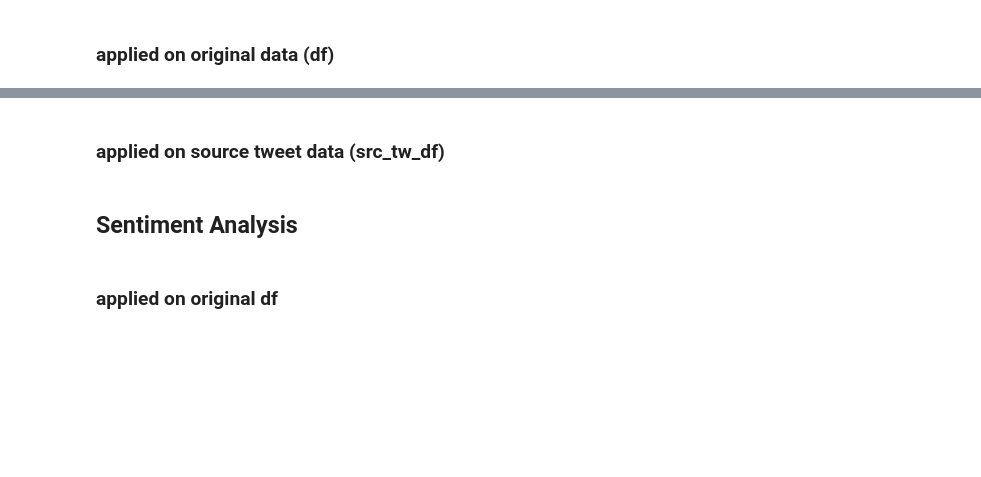
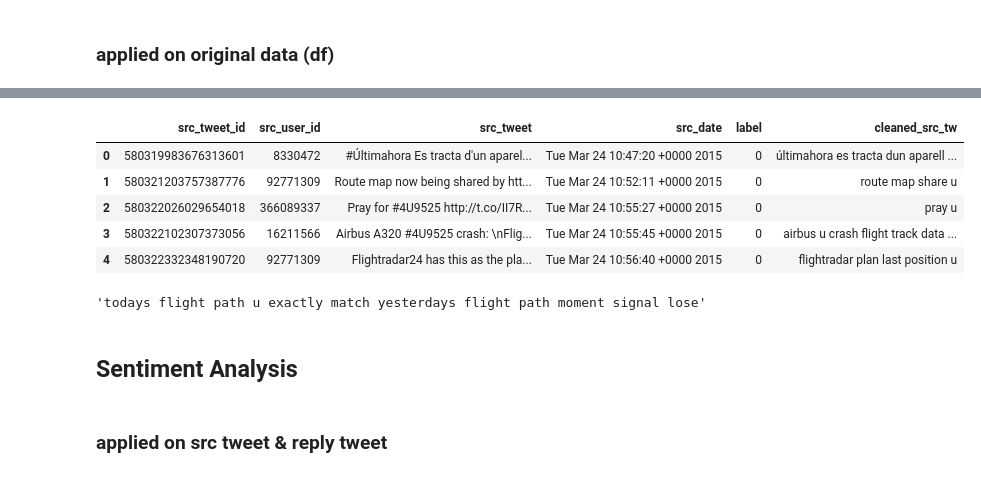
Before and after one commit to yuchen74/BeforeThesis, a Jupyter notebook: germanwings/3 Text Analysis-germanwings.ipynb, the cells around one changed output, grey strips where cells are left out. Cells and saved outputs as stored; diff of their text form; code cells hidden in the pictures; blank space fills up the shorter version.

```diff
--- a/germanwings/3 Text Analysis-germanwings.ipynb
+++ b/germanwings/3 Text Analysis-germanwings.ipynb
@@ -34,2 +60,14 @@ src_tw_df
+# %%
+'''Convert Emojis to Words'''
+
+with open(r'D:\論文\PHEME9\Emoji_Dict.p', 'rb') as fp:
+    Emoji_Dict = pickle.load(fp)
+Emoji_Dict = {v: k for k, v in Emoji_Dict.items()}
+
+def convert_emojis_to_word(text):
+    import re
+    for emot in Emoji_Dict:
+        text = re.sub(r'('+emot+')', "_".join(Emoji_Dict[emot].replace(",","").replace(":","").split()), text)
+    return text
 # %%
 def textprocessing(text):
@@ -89,5 +191,3 @@ df.head()
 | 2 | 580319983676313601 | 8330472 | #Últimahora Es tracta d'un aparel... | Tue Mar 24 10:47:20 +0000 2015 | 580325737619685377 | 2535310842 | @senyera @324cat dice el ministro... | ... |
 | 3 | 580321203757387776 | 92771309 | Route map now being shared by htt... | Tue Mar 24 10:52:11 +0000 2015 | 580324361342615552 | 161546098 | 結構な山の中だぞ、それは…… “@BBCRosAtkins: Ro... | ... |
 | 4 | 580322026029654018 | 366089337 | Pray for #4U9525 http://t.co/II7R... | Tue Mar 24 10:55:27 +0000 2015 | 580332543087505408 | 744921588 | “@f4izalhassan: Pray for #4U9525 ... | ... |
-# %% [markdown]
-### applied on source tweet data (**src_tw_df**)
@@ -96,3 +194,16 @@ src_tw_df['cleaned_src_tw'] = src_tw_df.src_tweet.apply(textprocessing)
+# %%
+src_tw_df.head()
+# %% [output]
+|  | src_tweet_id | src_user_id | src_tweet | src_date | label | cleaned_src_tw |
+| 0 | 580319983676313601 | 8330472 | #Últimahora Es tracta d'un aparel... | Tue Mar 24 10:47:20 +0000 2015 | 0 | últimahora es tracta dun aparell ... |
+| 1 | 580321203757387776 | 92771309 | Route map now being shared by htt... | Tue Mar 24 10:52:11 +0000 2015 | 0 | route map share u |
+| 2 | 580322026029654018 | 366089337 | Pray for #4U9525 http://t.co/II7R... | Tue Mar 24 10:55:27 +0000 2015 | 0 | pray u |
+| 3 | 580322102307373056 | 16211566 | Airbus A320 #4U9525 crash: \nFlig... | Tue Mar 24 10:55:45 +0000 2015 | 0 | airbus u crash flight track data ... |
+| 4 | 580322332348190720 | 92771309 | Flightradar24 has this as the pla... | Tue Mar 24 10:56:40 +0000 2015 | 0 | flightradar plan last position u |
+# %%
+src_tw_df.cleaned_src_tw.iloc[158]
+# %% [output]
+'todays flight path u exactly match yesterdays flight path moment signal lose'
 # %% [markdown]
 ## Sentiment Analysis
 # %%
@@ -110,5 +221,5 @@ def get_sentiment(tweet):
     result = sentiment_label
     return result
 # %% [markdown]
-### applied on original df
+### applied on src tweet & reply tweet
 # %%
```
Also changed, not shown: parts of 43 cells of this notebook, 13 other files.
